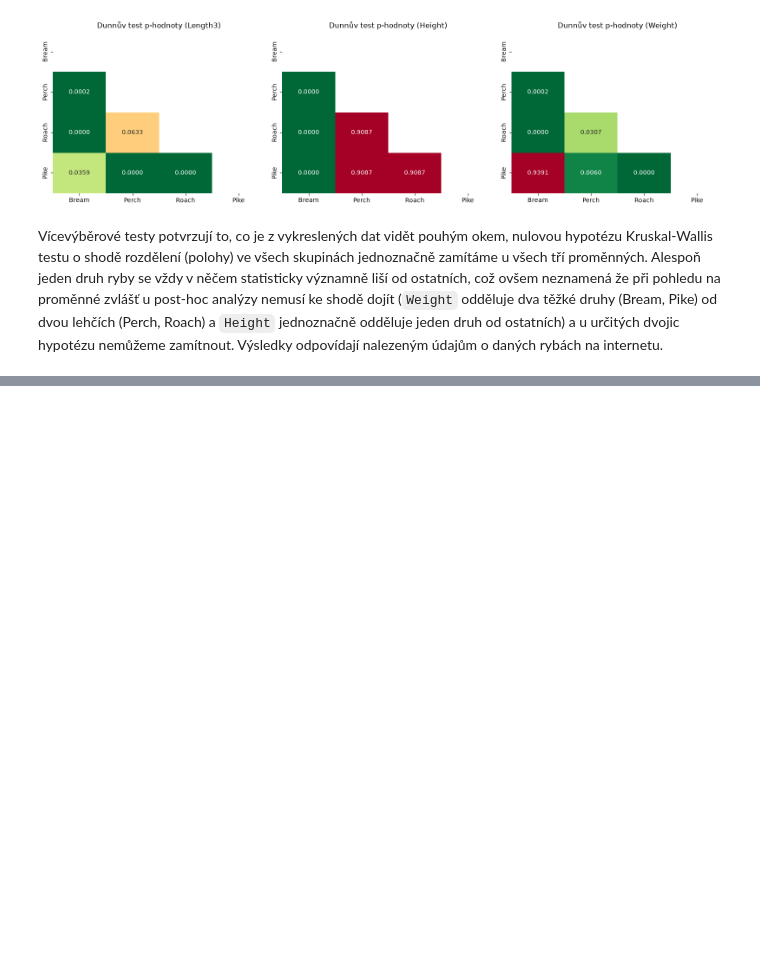
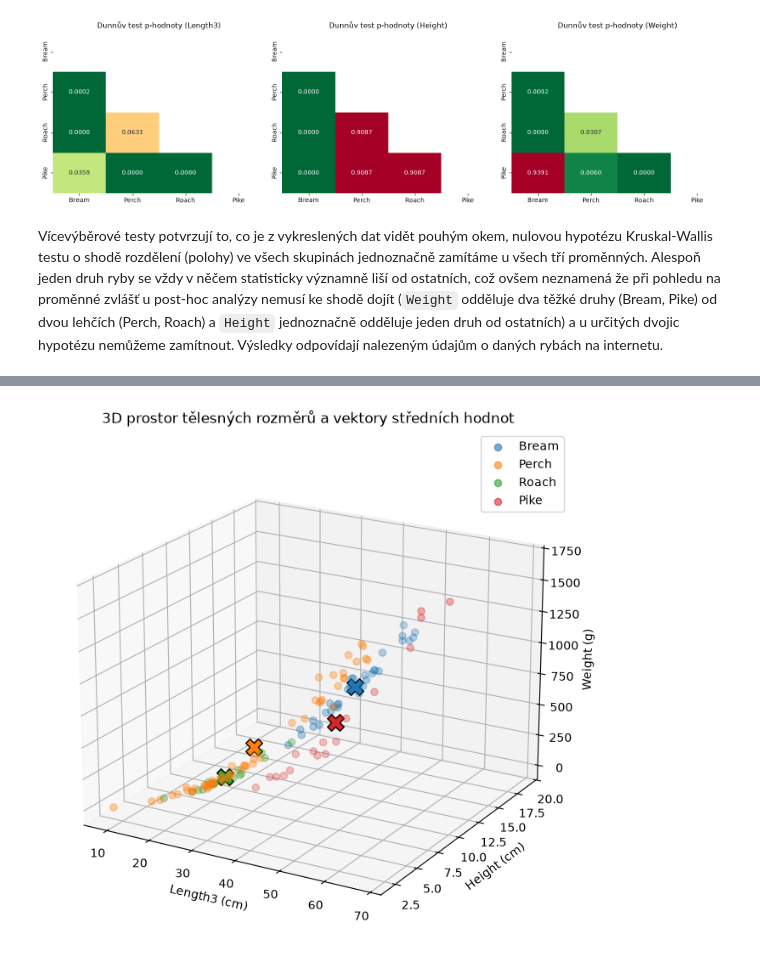
Before and after one commit to ondriasma/msm_02, a Jupyter notebook: main_fish.ipynb, the cells around one changed output, grey strips where cells are left out. Saved outputs shown, nothing was run; the diff lists cells and outputs as text; code cells hidden in the pictures; blank space fills up the shorter version.

```diff
--- a/main_fish.ipynb
+++ b/main_fish.ipynb
@@ -356,0 +460,22 @@ Vícevýběrové testy potvrzují to, co je z vykreslených dat vidět pouhým o
+# %%
+colors = {'Bream': 'tab:blue', 'Perch': 'tab:orange', 'Roach': 'tab:green', 'Pike': 'tab:red'}
+
+fig = plt.figure(figsize=(10, 8))
+ax = fig.add_subplot(111, projection='3d')
+
+for sp in classes:
+    sub = df[df['Species'] == sp].dropna(subset=variables)
+    ax.scatter(sub['Length3'], sub['Height'], sub['Weight'], label=sp, color=colors[sp], alpha=0.6, s=35)
+
+    # vektor středních hodnot
+    ax.scatter(sub['Length3'].mean(), sub['Height'].mean(), sub['Weight'].mean(), color=colors[sp], marker='X', s=200, edgecolor='black')
+
+ax.set_xlabel('Length3 (cm)')
+ax.set_ylabel('Height (cm)')
+ax.set_zlabel('Weight (g)')
+ax.set_title('3D prostor tělesných rozměrů a vektory středních hodnot')
+ax.legend()
+ax.view_init(elev=20, azim=-60) # úhel pohledu
+plt.show()
+# %% [output]
+[figure, added]
```
Also changed, not shown: parts of 12 cells of this notebook.
